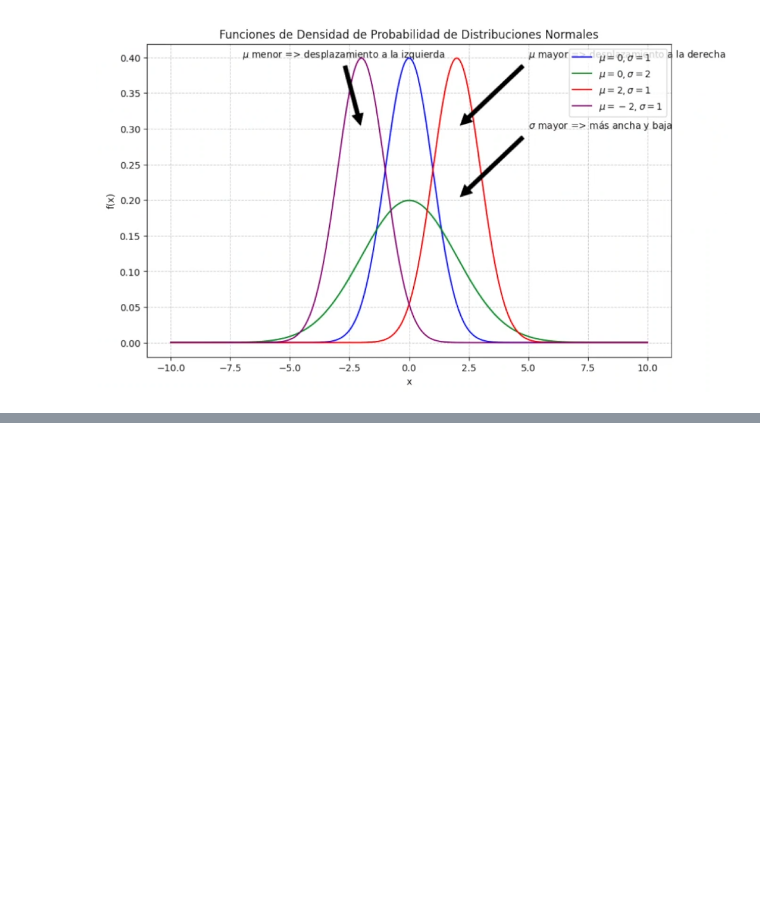
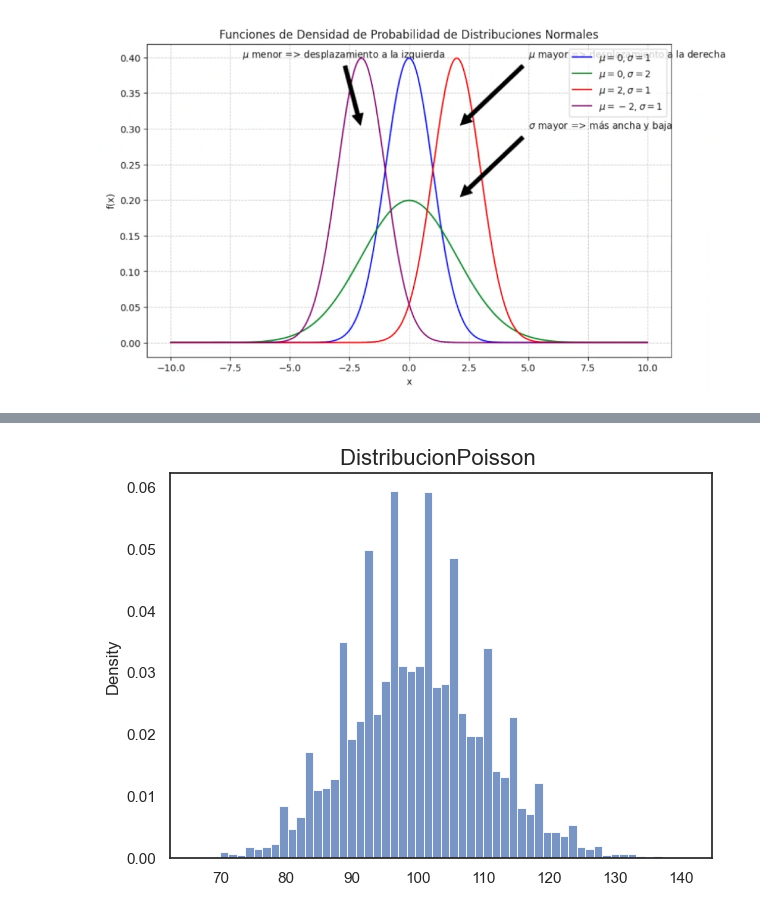
Before and after one commit to jorgeordovi/probability_distribution, a Jupyter notebook: proba_distibution.ipynb, the cells around one changed output, grey strips where cells are left out. Cells and saved outputs as stored; diff of their text form; code cells hidden in the pictures; blank space fills up the shorter version.

```diff
--- a/proba_distibution.ipynb
+++ b/proba_distibution.ipynb
@@ -67,0 +88,6 @@ $$ P(X <= a) = \int^a_{-\infty}\frac{1}{\sigma\sqrt 2_\pi}e-\frac{(x-\mu)^2}{2\s
+# %%
+lambda_value=100
+random_poisson_data_100=random_generator.poisson(lam=lambda_value,size=sample_size)
+distribution_plotter(random_poisson_data_100,"Poisson")
+# %% [output]
+[figure, added]
```
Also changed, not shown: parts of 7 cells of this notebook, 1 other file.
